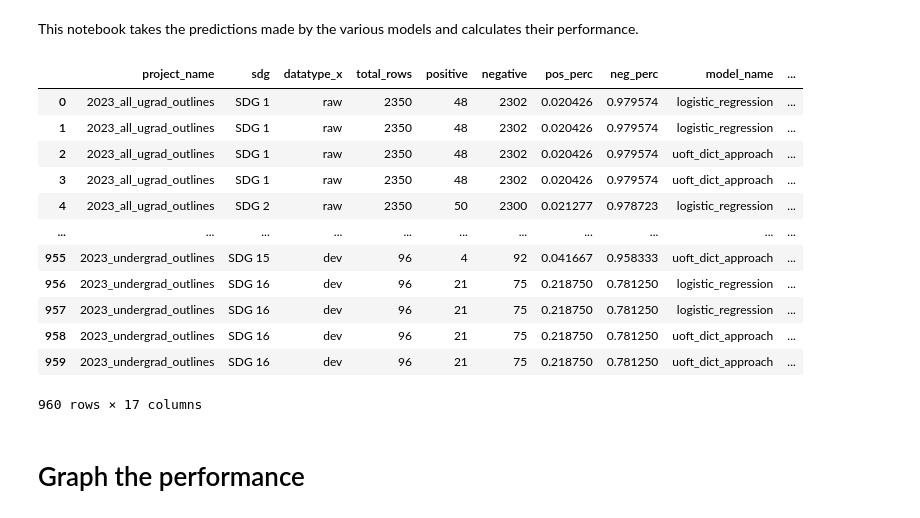
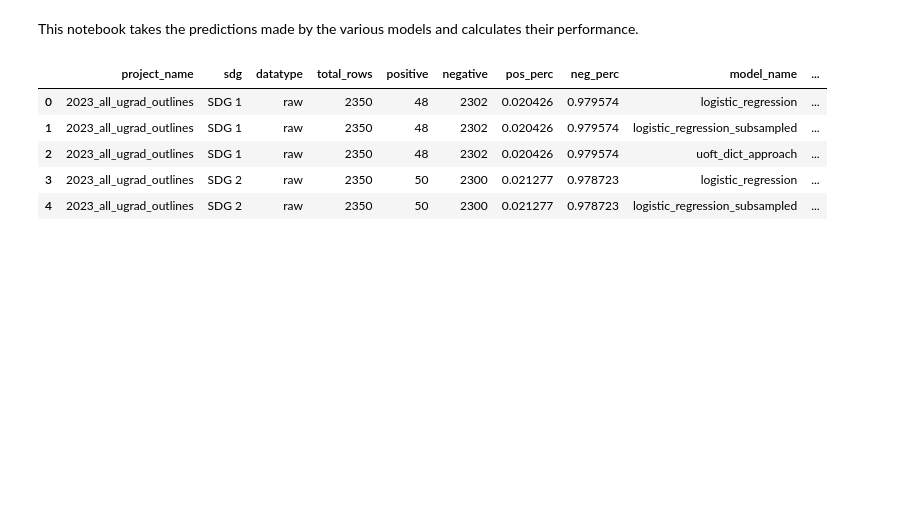
Before and after one commit to edalatma/sdg_text_analytics, a Jupyter notebook: scripts/explore_model_performance.ipynb, the cells around one changed output. Cells and saved outputs as stored; diff of their text form; code cells hidden in the pictures; blank space fills up the shorter version.

```diff
--- a/scripts/explore_model_performance.ipynb
+++ b/scripts/explore_model_performance.ipynb
@@ -14,50 +14,41 @@ def count_sdgs(data):
     for label_data in data["labels"]:
         for label in set(label_data):
             sdg_counts[label] += 1
 
     return sdg_counts, total_rows
 
 
 all_results = []
 for datatype in PROJECTNAME_DATA_PATHS.keys():
-    for project_name, data in iterdatatype_data(datatype):
+    for project_name, data in iterdatatype_data(datatype, "*"):
         sdg_counts, total_rows = count_sdgs(data)
         for sdg, sdg_count in sdg_counts.items():
             all_results.append(
                 dict(
                     project_name=project_name,
                     sdg=sdg,
                     datatype=datatype,
                     total_rows=total_rows,
                     positive=sdg_count,
                     negative=total_rows - sdg_count,
                     pos_perc=sdg_count / total_rows,
                     neg_perc=(total_rows - sdg_count) / total_rows,
                 )
             )
 
 data_counts_df = pd.DataFrame(all_results)
 
 model_performance = pd.read_json(ALL_EVAL_RESULTS_PATH, orient="records", lines=True)
-data_counts_df = data_counts_df.merge(
-    model_performance, how="left", on=["sdg", "project_name"]
+merged = data_counts_df.merge(
+    model_performance, how="inner", on=["sdg", "project_name", "datatype"]
 )
 
-data_counts_df.to_excel("../data/formatted_outputs/data_distribution.xlsx", index=False)
-data_counts_df
+merged.to_excel("../data/formatted_outputs/data_distribution.xlsx", index=False)
+merged.head()
 # %% [output]
-|  | project_name | sdg | datatype_x | total_rows | positive | negative | pos_perc | neg_perc | model_name | ... |
+|  | project_name | sdg | datatype | total_rows | positive | negative | pos_perc | neg_perc | model_name | ... |
 | 0 | 2023_all_ugrad_outlines | SDG 1 | raw | 2350 | 48 | 2302 | 0.020426 | 0.979574 | logistic_regression | ... |
-| 1 | 2023_all_ugrad_outlines | SDG 1 | raw | 2350 | 48 | 2302 | 0.020426 | 0.979574 | logistic_regression | ... |
+| 1 | 2023_all_ugrad_outlines | SDG 1 | raw | 2350 | 48 | 2302 | 0.020426 | 0.979574 | logistic_regression_subsampled | ... |
 | 2 | 2023_all_ugrad_outlines | SDG 1 | raw | 2350 | 48 | 2302 | 0.020426 | 0.979574 | uoft_dict_approach | ... |
-| 3 | 2023_all_ugrad_outlines | SDG 1 | raw | 2350 | 48 | 2302 | 0.020426 | 0.979574 | uoft_dict_approach | ... |
-| 4 | 2023_all_ugrad_outlines | SDG 2 | raw | 2350 | 50 | 2300 | 0.021277 | 0.978723 | logistic_regression | ... |
-| ... | ... | ... | ... | ... | ... | ... | ... | ... | ... | ... |
-| 955 | 2023_undergrad_outlines | SDG 15 | dev | 96 | 4 | 92 | 0.041667 | 0.958333 | uoft_dict_approach | ... |
-| 956 | 2023_undergrad_outlines | SDG 16 | dev | 96 | 21 | 75 | 0.218750 | 0.781250 | logistic_regression | ... |
-| 957 | 2023_undergrad_outlines | SDG 16 | dev | 96 | 21 | 75 | 0.218750 | 0.781250 | logistic_regression | ... |
-| 958 | 2023_undergrad_outlines | SDG 16 | dev | 96 | 21 | 75 | 0.218750 | 0.781250 | uoft_dict_approach | ... |
-| 959 | 2023_undergrad_outlines | SDG 16 | dev | 96 | 21 | 75 | 0.218750 | 0.781250 | uoft_dict_approach | ... |
+| 3 | 2023_all_ugrad_outlines | SDG 2 | raw | 2350 | 50 | 2300 | 0.021277 | 0.978723 | logistic_regression | ... |
+| 4 | 2023_all_ugrad_outlines | SDG 2 | raw | 2350 | 50 | 2300 | 0.021277 | 0.978723 | logistic_regression_subsampled | ... |
-960 rows × 17 columns
-# %% [markdown]
-# Graph the performance
```
Also changed, not shown: parts of 8 cells of this notebook, 9 other files.
